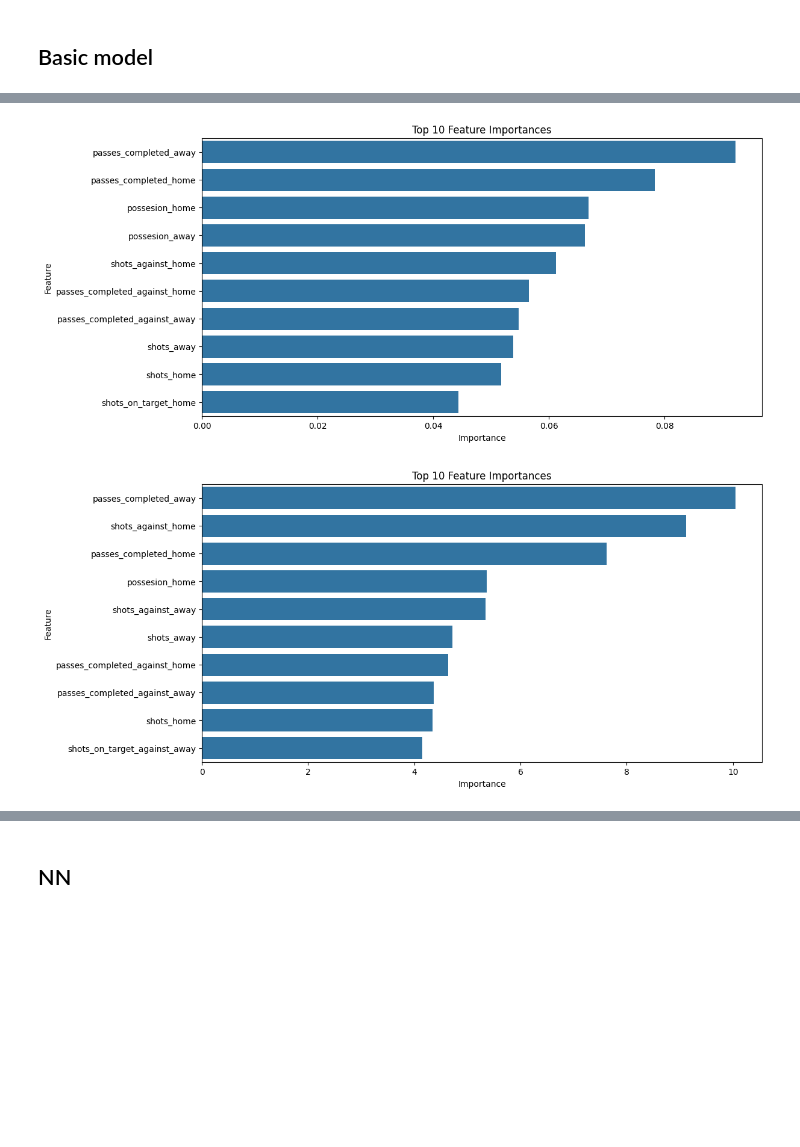
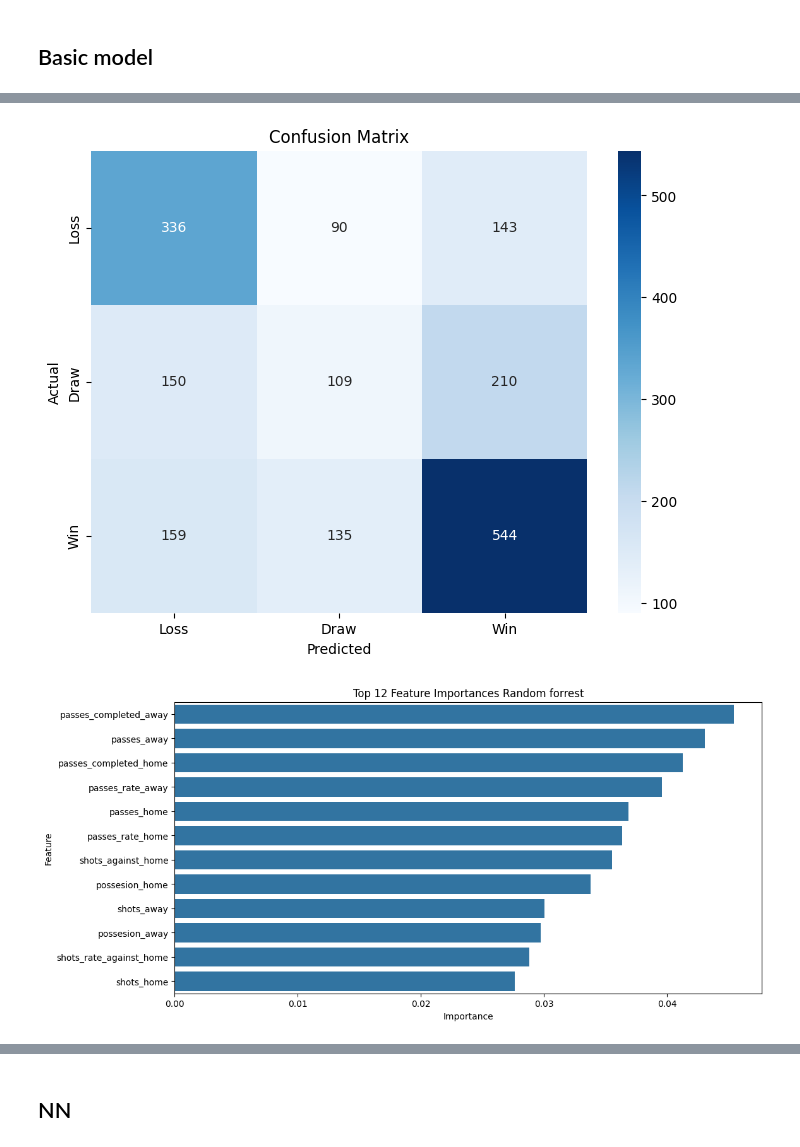
Before and after one commit to robertghera/score-lab-ai, a Jupyter notebook: ROLLING_AVERAGE.ipynb, the cells around one changed output, grey strips where cells are left out. Drawn from its saved outputs; the diff is of its cells as text; code cells hidden in the pictures; blank space fills up the shorter version.

```diff
--- a/ROLLING_AVERAGE.ipynb
+++ b/ROLLING_AVERAGE.ipynb
@@ -25,7 +30,6 @@ import tensorflow.keras.utils as kutils
 # %%
 final_df = None
 
-game_window = 4
 data = pd.read_csv(f"sports-miner.fbref.2.csv")
 
 data['date'] = pd.to_datetime(data['date'], dayfirst=True, unit="ms")
@@ -89,8 +93,7 @@ team_stats = pd.concat([home_stats, away_stats], ignore_index=True)
 team_stats.dropna() # check this
 team_stats.sort_values(by='date', inplace=True)
 
-aggregate_features = ['goals_for', 'goals_against', 'shots', 'shots_on_target', 'possesion', 'passes', 'passes_completed', 'corners', 'fouls', 'yellow_cards',
-                      'red_cards', 'result', 'shots_on_target_against', "passes_against", "passes_completed_against" ]
+aggregate_features = ['goals_for', 'goals_against', 'shots', 'shots_on_target', 'possesion', 'passes', 'passes_completed', 'result', 'shots_on_target_against', "passes_against", "passes_completed_against" ]
 
 processed_seasons = []
 
@@ -235,7 +238,7 @@ feature_columns = ['goals_for_home', 'goals_against_home',
 scaler = MinMaxScaler()
 scaler.fit(final_df[feature_columns])
 to_split = final_df[feature_columns]
-to_split = scaler.transform(final_df[feature_columns])
+to_split = scaler_new.transform(final_df[feature_columns])
 
 X_train, X_test, y_train, y_test = train_test_split(to_split, final_df[[ "odds.B365H", "odds.B365D", "odds.B365A", 'target']], test_size=0.10, random_state=42)
 
@@ -612,14 +597,14 @@ cat_model = CatBoostClassifier(
 
 xgb_model = XGBClassifier(
     n_estimators=350,          # More boosting rounds
-    max_depth=15,               # Deeper trees
-    min_child_weight=3,        # Further control overfitting
-    learning_rate=0.03,        # Smaller learning rate
-    # colsample_bytree=0.9,      # Subsample features
-    # subsample=0.8,             # Subsample rows
+    max_depth=17,               # Deeper trees
+    min_child_weight=1.05,        # Further control overfitting
+    learning_rate=0.0178,        # Smaller learning rate
+    colsample_bytree=0.7580,      # Subsample features
+    subsample=0.6610,             # Subsample rows
     objective='multi:softprob',# Probability outputs
     num_class=len(np.unique(y_train['target'])),
-    eval_metric='mlogloss',
+    eval_metric='merror',
     use_label_encoder=False,   # Avoid label encoder warnings
     n_jobs=-1,
     random_state=10
@@ -695,26 +680,29 @@ weighted avg       0.48      0.50      0.47      1875
 # %%
-# cm = confusion_matrix(y_test, y_pred)
+cm = confusion_matrix(y_test['target'], y_pred_rf)
 
-# plt.figure(figsize=(8,6))
-# sns.heatmap(cm, annot=True, fmt='d', cmap='Blues', xticklabels=['Loss', 'Draw', 'Win'], yticklabels=['Loss', 'Draw', 'Win'])
-# plt.ylabel('Actual')
-# plt.xlabel('Predicted')
-# plt.title('Confusion Matrix')
-# plt.show()
+plt.figure(figsize=(8,6))
+sns.heatmap(cm, annot=True, fmt='d', cmap='Blues', xticklabels=['Loss', 'Draw', 'Win'], yticklabels=['Loss', 'Draw', 'Win'])
+plt.ylabel('Actual')
+plt.xlabel('Predicted')
+plt.title('Confusion Matrix')
+plt.show()
 
-importances = [rf_model.feature_importances_, cat_model.feature_importances_, xgb_model.feature_importances_]
+importances = [rf_model.feature_importances_, xgb_model.feature_importances_]
+name = ["Random forrest", "XGB Boost"]
+step = 0
 feature_names = feature_columns
 
 for elem in importances:
     feature_importance_df = pd.DataFrame({
         'Feature': feature_names,
         'Importance': elem
     }).sort_values(by='Importance', ascending=False)
 
     plt.figure(figsize=(12,6))
-    sns.barplot(x='Importance', y='Feature', data=feature_importance_df.head(10))
-    plt.title('Top 10 Feature Importances')
+    sns.barplot(x='Importance', y='Feature', data=feature_importance_df.head(12))
+    plt.title('Top 12 Feature Importances ' + name[step])
     plt.show()
+    step += 1
 # %% [output]
-[figure, old version]
+[figure, new version]
-[figure, old version]
+[figure, new version]
```
Also changed, not shown: parts of 23 cells of this notebook, 3 other files.
